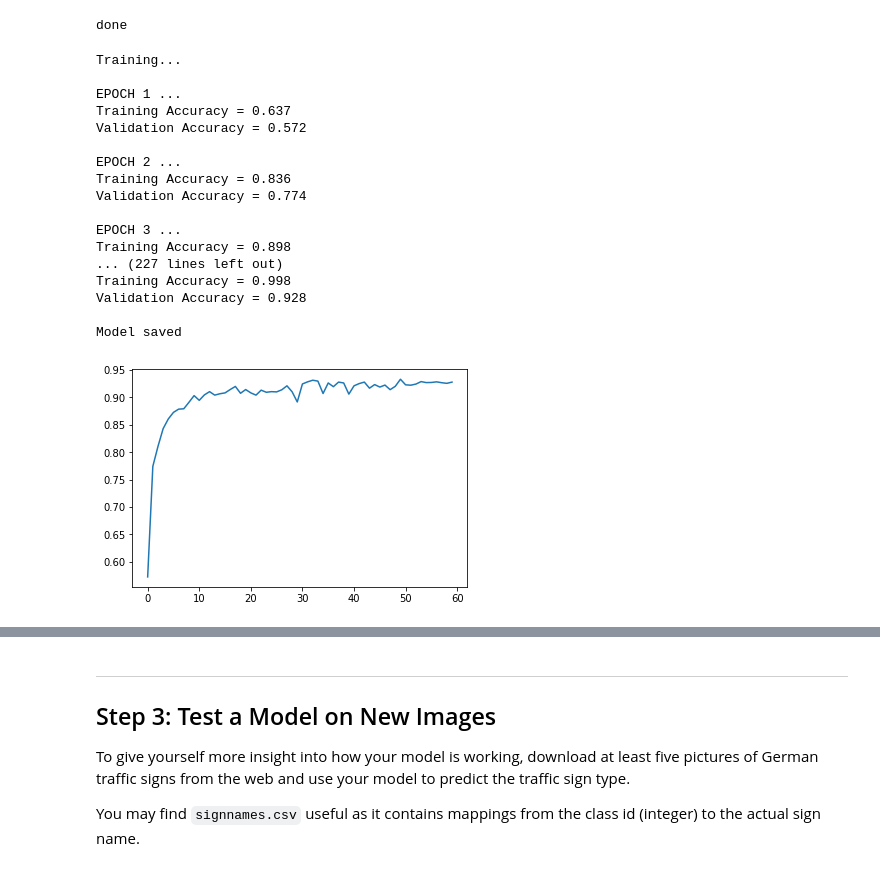
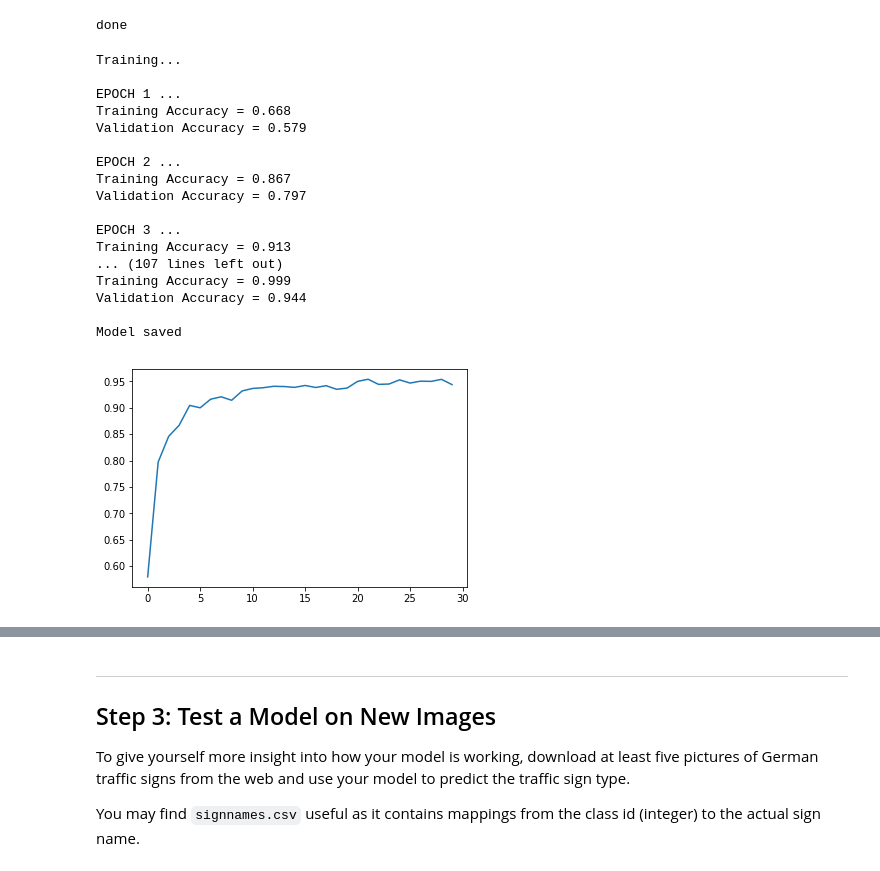
Before and after one commit to MarkBroerkens/CarND-Traffic-Sign-Classifier-Project, a Jupyter notebook: Traffic_Sign_Classifier.ipynb, the cells around one changed output, grey strips where cells are left out. Drawn from its saved outputs; the diff is of its cells as text; code cells hidden in the pictures.

Commit message:
added dropout layer after fully connected 2 layer
validation accuracy = 0.947

hyper parameters:
EPOCHS = 30
BATCH_SIZE = 128
rate = 0,0007
mu = 0
sigma = 0.1

```diff
--- a/Traffic_Sign_Classifier.ipynb
+++ b/Traffic_Sign_Classifier.ipynb
@@ -259,8 +259,15 @@ X_train, y_train = shuffle(X_train, y_train)
 # %%
 import tensorflow as tf
 
-EPOCHS = 60
+EPOCHS = 30
 BATCH_SIZE = 128
+DROPOUT = 0.5
+# %%
+keep_prob = tf.placeholder(tf.float32)
+x = tf.placeholder(tf.float32, (None, 32, 32, 1))
+y = tf.placeholder(tf.int32, (None))
+one_hot_y = tf.one_hot(y, 43)
+keep_prob = tf.placeholder(tf.float32)
 # %%
 from tensorflow.contrib.layers import flatten
 
@@ -337,9 +397,9 @@ sets imply underfitting. A high accuracy on the training set but low accuracy on
 ### the accuracy on the test set should be calculated and reported as well.
 ### Feel free to use as many code cells as needed.
 
-rate = 0.0005
+rate = 0.0007
 
-logits = LeNet(x)
+logits = LeNet_modified(x)
 cross_entropy = tf.nn.softmax_cross_entropy_with_logits(labels=one_hot_y, logits=logits)
 loss_operation = tf.reduce_mean(cross_entropy)
 optimizer = tf.train.AdamOptimizer(learning_rate = rate)
@@ -355,7 +415,7 @@ def evaluate(X_data, y_data):
     sess = tf.get_default_session()
     for offset in range(0, num_examples, BATCH_SIZE):
         batch_x, batch_y = X_data[offset:offset+BATCH_SIZE], y_data[offset:offset+BATCH_SIZE]
-        accuracy = sess.run(accuracy_operation, feed_dict={x: batch_x, y: batch_y})
+        accuracy = sess.run(accuracy_operation, feed_dict={x: batch_x, y: batch_y, keep_prob: 1.0})
         total_accuracy += (accuracy * len(batch_x))
     return total_accuracy / num_examples
 # %%
@@ -380,43 +440,43 @@ with tf.Session() as sess:
         for offset in range(0, num_examples, BATCH_SIZE):
             end = offset + BATCH_SIZE
             batch_x, batch_y = X_train_preProcessed[offset:end], y_train[offset:end]
-            sess.run(training_operation, feed_dict={x: batch_x, y: batch_y})
+            sess.run(training_operation, feed_dict={x: batch_x, y: batch_y, keep_prob: DROPOUT})
 
         training_accuracy = evaluate(X_train_preProcessed, y_train)
         validation_accuracy = evaluate(X_valid_preProcessed, y_valid)
 
         print("EPOCH {} ...".format(i+1))
         print("Training Accuracy = {:.3f}".format(training_accuracy))
         print("Validation Accuracy = {:.3f}".format(validation_accuracy))
         print()
         validation_accuracies.append(validation_accuracy)
 
     saver.save(sess, './lenet')
 
     # show learning statistics
     plt.plot(range(EPOCHS),validation_accuracies)
     plt.show
 
     print("Model saved")
 # %% [output]
 Training...
 
 EPOCH 1 ...
-Training Accuracy = 0.637
-Validation Accuracy = 0.572
+Training Accuracy = 0.668
+Validation Accuracy = 0.579
 
 EPOCH 2 ...
-Training Accuracy = 0.836
-Validation Accuracy = 0.774
+Training Accuracy = 0.867
+Validation Accuracy = 0.797
 
 EPOCH 3 ...
-Training Accuracy = 0.898
-... (227 lines left out)
-Training Accuracy = 0.998
-Validation Accuracy = 0.928
+Training Accuracy = 0.913
+... (107 lines left out)
+Training Accuracy = 0.999
+Validation Accuracy = 0.944
 
 Model saved
-[figure, old version]
+[figure, new version]
 # %%
 with tf.Session() as sess:
     saver.restore(sess, tf.train.latest_checkpoint('.'))
```
Also changed, not shown: parts of 10 cells of this notebook.
